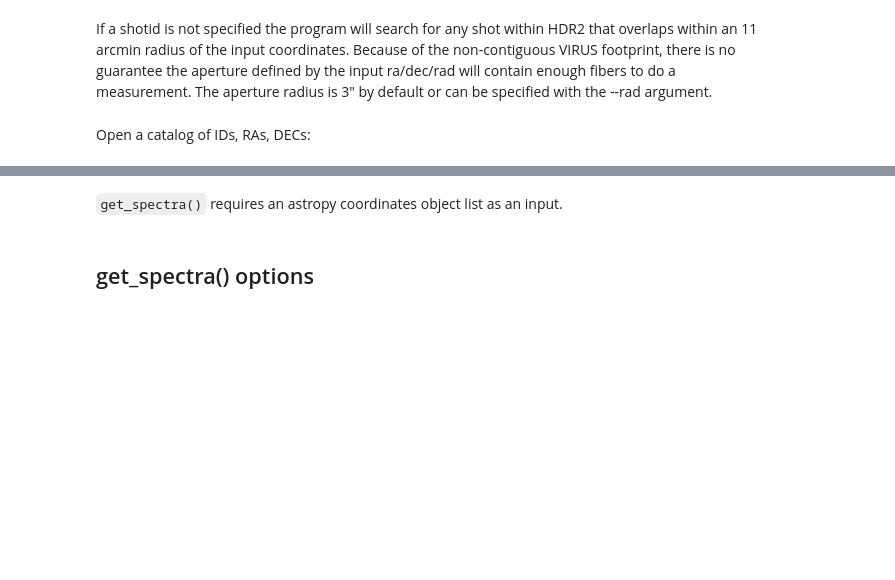
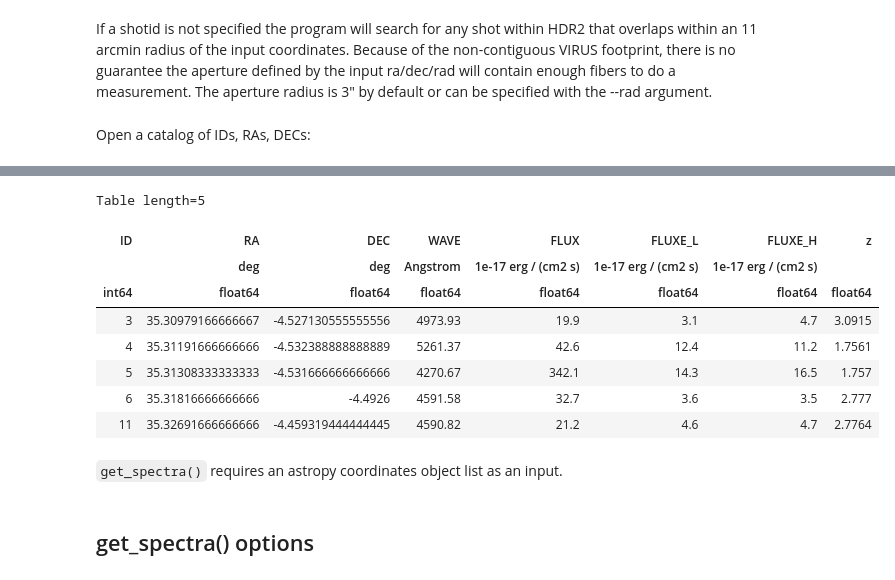
Before and after one commit to HETDEX/hetdex_api, a Jupyter notebook: notebooks/14-Extracting_a_sourcelist.ipynb, the cells around one changed output, grey strips where cells are left out. Drawn from its saved outputs; the diff is of its cells as text; code cells hidden in the pictures; blank space fills up the shorter version.

```diff
--- a/notebooks/14-Extracting_a_sourcelist.ipynb
+++ b/notebooks/14-Extracting_a_sourcelist.ipynb
@@ -63,3 +41,15 @@ Table length=189
+# %%
+input_cat[0:5]
+# %% [output]
+Table length=5
+| ID | RA | DEC | WAVE | FLUX | FLUXE_L | FLUXE_H | z |
+|  | deg | deg | Angstrom | 1e-17 erg / (cm2 s) | 1e-17 erg / (cm2 s) | 1e-17 erg / (cm2 s) |  |
+| int64 | float64 | float64 | float64 | float64 | float64 | float64 | float64 |
+| 3 | 35.30979166666667 | -4.527130555555556 | 4973.93 | 19.9 | 3.1 | 4.7 | 3.0915 |
+| 4 | 35.31191666666666 | -4.532388888888889 | 5261.37 | 42.6 | 12.4 | 11.2 | 1.7561 |
+| 5 | 35.31308333333333 | -4.531666666666666 | 4270.67 | 342.1 | 14.3 | 16.5 | 1.757 |
+| 6 | 35.31816666666666 | -4.4926 | 4591.58 | 32.7 | 3.6 | 3.5 | 2.777 |
+| 11 | 35.32691666666666 | -4.459319444444445 | 4590.82 | 21.2 | 4.6 | 4.7 | 2.7764 |
 # %% [markdown]
 `get_spectra()` requires an astropy coordinates object list as an input.
 # %%
```
Also changed, not shown: parts of 6 cells of this notebook.
